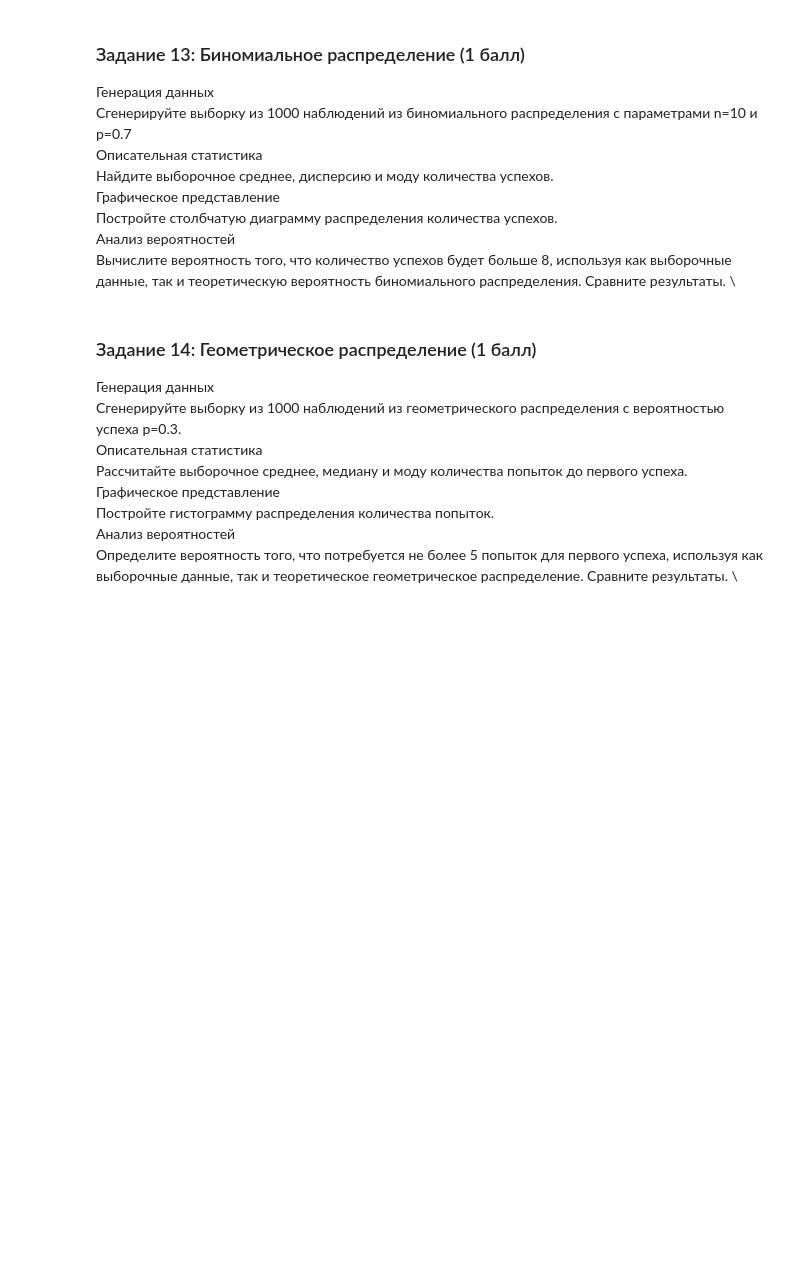
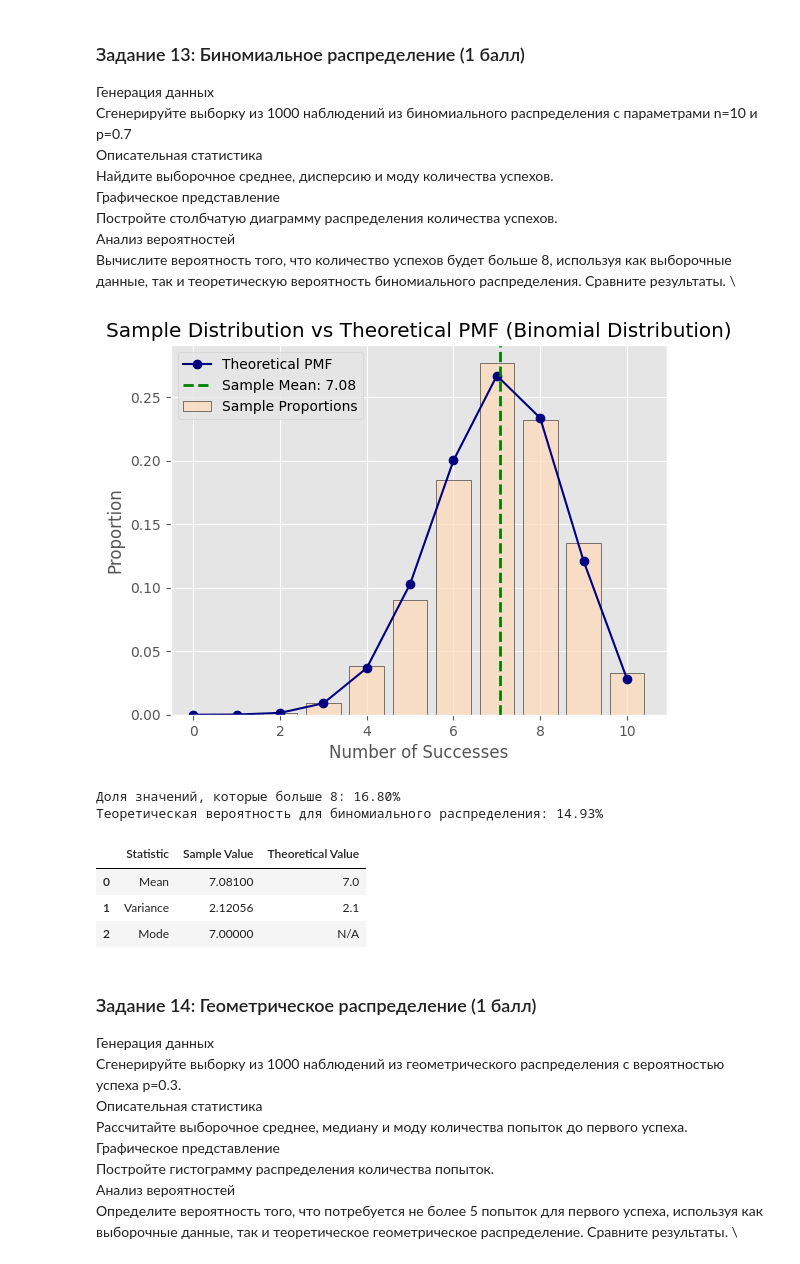
Before and after one commit to Evgenii-Iurin/ITMO, a Jupyter notebook: itmo_math_stat/ITMO_MathStat_HW_1.ipynb, the cells around one changed output. Saved outputs shown, nothing was run; the diff lists cells and outputs as text; code cells hidden in the pictures; blank space fills up the shorter version.

```diff
--- a/itmo_math_stat/ITMO_MathStat_HW_1.ipynb
+++ b/itmo_math_stat/ITMO_MathStat_HW_1.ipynb
@@ -462,6 +575,78 @@ Theoretical percentage for normal distribution: 31.73%
 Постройте столбчатую диаграмму распределения количества успехов. \
 Анализ вероятностей \
 Вычислите вероятность того, что количество успехов будет больше 8, используя как выборочные данные, так и теоретическую вероятность биномиального распределения. Сравните результаты. \
+# %%
+import numpy as np
+import matplotlib.pyplot as plt
+from scipy.stats import binom
+from collections import Counter
+
+# Step 1: Generate a sample of 1000 observations from a binomial distribution with n=10 and p=0.7
+n = 10
+p = 0.7
+sample_size = 1000
+samples = np.random.binomial(n, p, sample_size)
+
+# Step 2: Calculate sample mean, variance, and mode
+sample_mean = np.mean(samples)
+sample_variance = np.var(samples, ddof=1)  # ddof=1 for unbiased estimator
+sample_mode, _ = mode(np.round(samples))
+
+# Theoretical values
+theoretical_mean = n * p
+theoretical_variance = n * p * (1 - p)
+
+# Organize the results in a DataFrame
+data = {
+    "Statistic": ["Mean", "Variance", "Mode"],
+    "Sample Value": [sample_mean, sample_variance, sample_mode],
+    "Theoretical Value": [theoretical_mean, theoretical_variance, "N/A"]
+}
+df = pd.DataFrame(data)
+
+# Step 3: Plot bar chart for the distribution of the number of successes
+def plot_binomial_distribution(samples, n, p, sample_mean):
+    # Create bar chart for sample distribution
+    values, counts = np.unique(samples, return_counts=True)
+    plt.bar(values, counts/sample_size, alpha=0.7, color='peachpuff', edgecolor='black', label='Sample Proportions')
+
+    # Theoretical probabilities
+    x = np.arange(0, n+1)
+    pmf = binom.pmf(x, n, p)
+    plt.plot(x, pmf, color='navy', marker='o', linestyle='-', label='Theoretical PMF')
+
+    plt.axvline(sample_mean, color='green', linestyle='--', lw=2, label=f'Sample Mean: {sample_mean:.2f}')
+
+    # Add titles and labels
+    plt.title('Sample Distribution vs Theoretical PMF (Binomial Distribution)')
+    plt.xlabel('Number of Successes')
+    plt.ylabel('Proportion')
+
+    plt.legend()
+    plt.show()
+
+plot_binomial_distribution(samples, n, p, sample_mean)
+
+# Step 4: Calculate the proportion of successes greater than 8 in the sample
+threshold = 8
+sample_proportion = np.sum(samples > threshold) / sample_size
+
+# Theoretical probability P(X > 8) for binomial distribution
+theoretical_proportion = 1 - binom.cdf(threshold, n, p)
+
+print(f"Доля значений, которые больше 8: {sample_proportion * 100:.2f}%")
+print(f"Теоретическая вероятность для биномиального распределения: {theoretical_proportion * 100:.2f}%")
+
+# Show the DataFrame
+df
+# %% [output]
+[figure, added]
+Доля значений, которые больше 8: 16.80%
+Теоретическая вероятность для биномиального распределения: 14.93%
+|  | Statistic | Sample Value | Theoretical Value |
+| 0 | Mean | 7.08100 | 7.0 |
+| 1 | Variance | 2.12056 | 2.1 |
+| 2 | Mode | 7.00000 | N/A |
 # %% [markdown]
 ### Задание 14: Геометрическое распределение (1 балл)
 Генерация данных \
```
Also changed, not shown: parts of 9 cells of this notebook.
